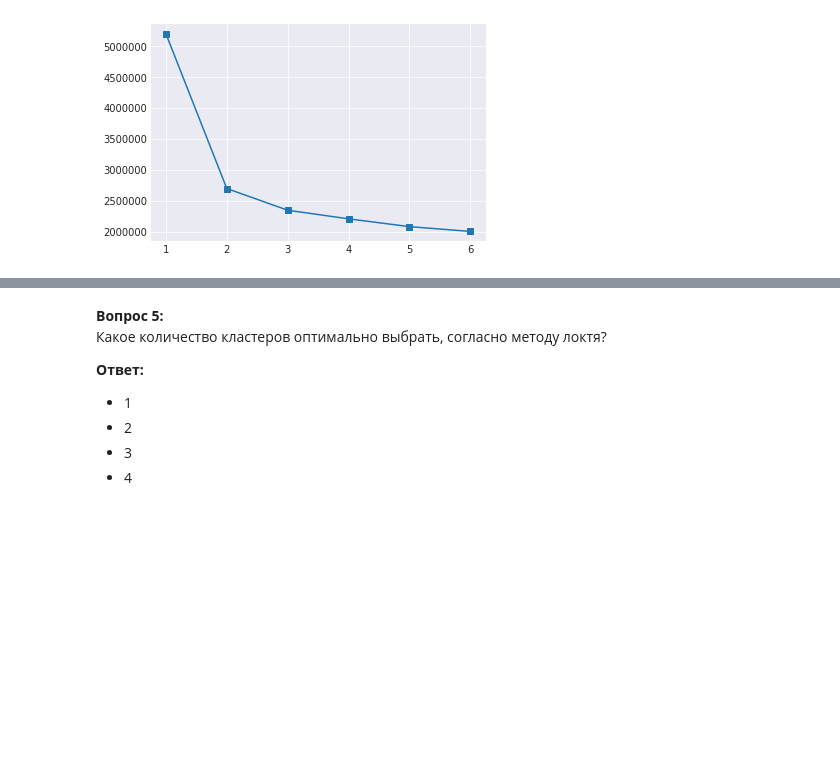
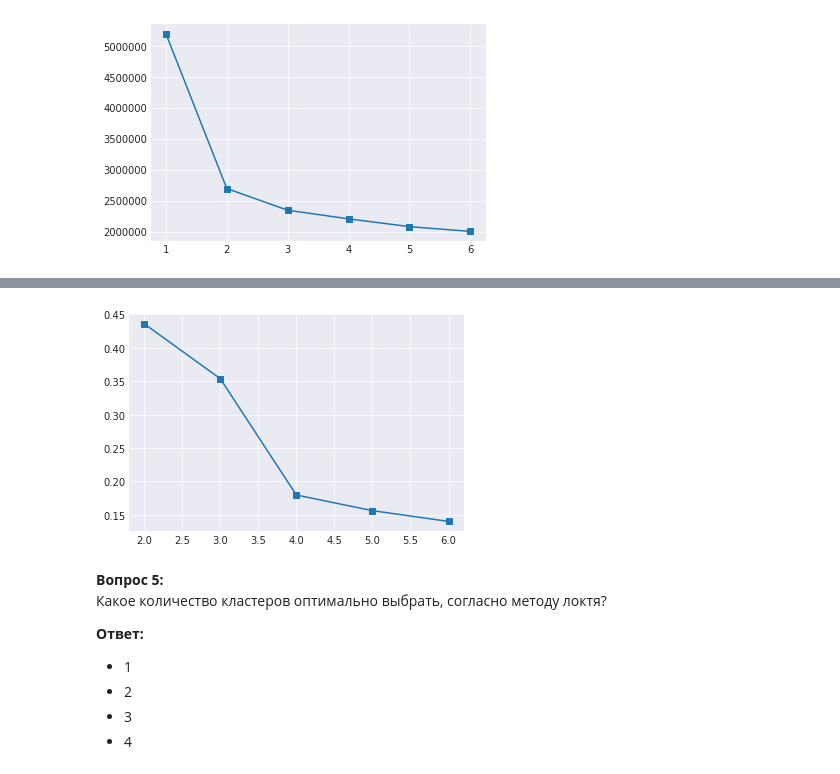
Before and after one commit to bogdanovdya/mlcourse.ai, a Jupyter notebook: jupyter_russian/assignments_demo/assignment07_unsupervised_learning.ipynb, the cells around one changed output, grey strips where cells are left out. Cells and saved outputs as stored; diff of their text form; code cells hidden in the pictures; blank space fills up the shorter version.

```diff
--- a/jupyter_russian/assignments_demo/assignment07_unsupervised_learning.ipynb
+++ b/jupyter_russian/assignments_demo/assignment07_unsupervised_learning.ipynb
@@ -249,0 +252,8 @@ plt.plot(range(1, 7), inertia, marker='s');
+# %%
+sil_coeffs = []
+for k in tqdm_notebook(range(2, n_classes + 1)):
+    kmeans = KMeans(n_clusters=k, random_state=RANDOM_STATE, n_jobs=-1).fit(X_pca)
+    label = kmeans.labels_
+    sil_coeff = silhouette_score(X_pca, label, metric='euclidean')
+    sil_coeffs.append(sil_coeff)
+    print("For n_clusters={}, The Silhouette Coefficient is {}".format(k, sil_coeff))
@@ -250,3 +267,7 @@ plt.plot(range(1, 7), inertia, marker='s');
+# %%
+plt.plot(range(2, 7), sil_coeffs, marker='s');
+# %% [output]
+[figure, added]
 # %% [markdown]
 **Вопрос 5:**<br>
 Какое количество кластеров оптимально выбрать, согласно методу локтя?<br>
```
Also changed, not shown: parts of 2 cells of this notebook.
